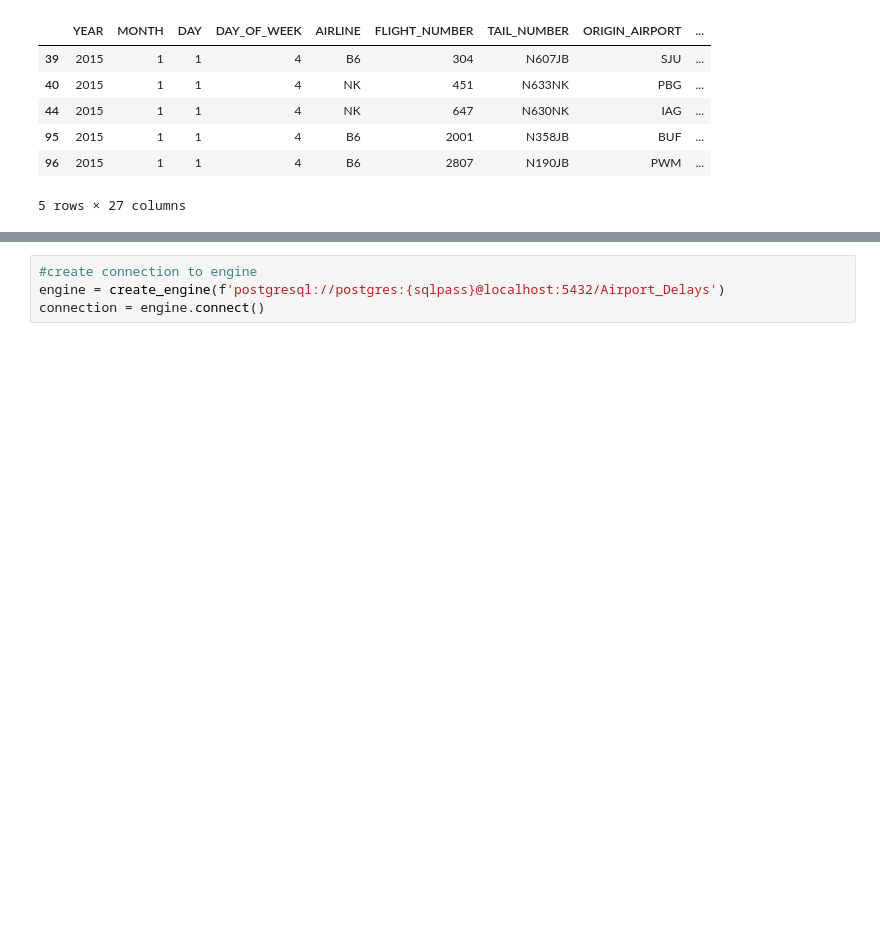
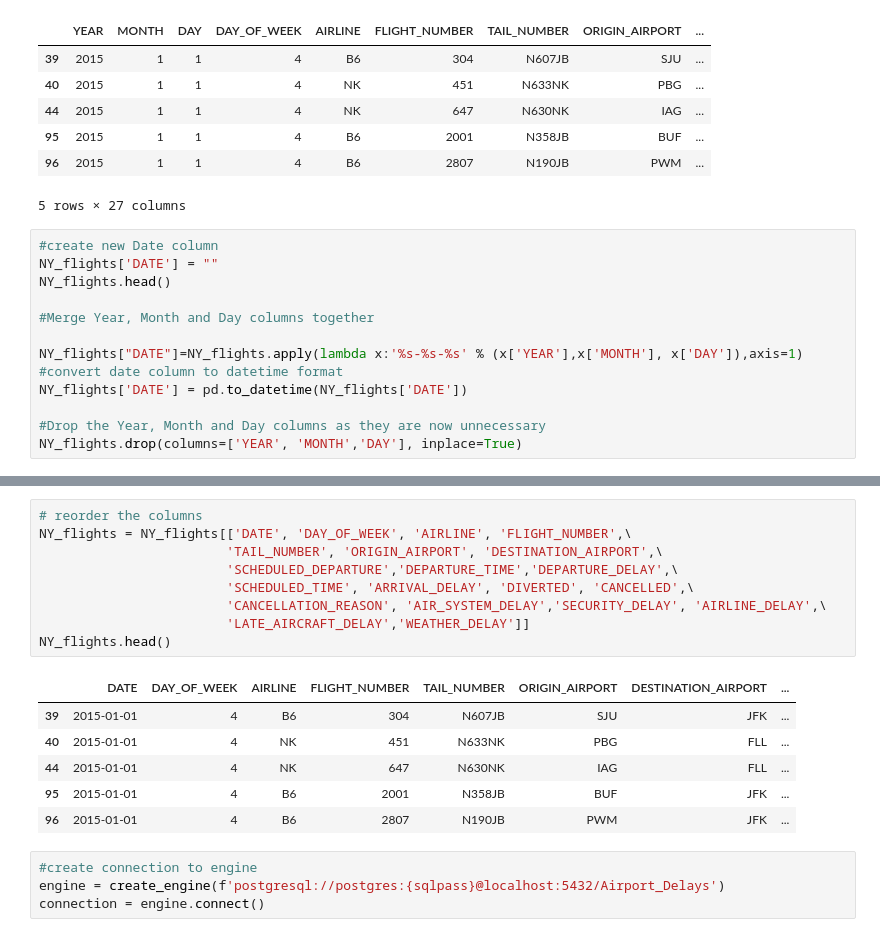
Before and after one commit to KStG1992/ETL_Project, a Jupyter notebook: airport.ipynb, the cells around one changed output, grey strips where cells are left out. Drawn from its saved outputs; the diff is of its cells as text; blank space fills up the shorter version.

Commit message:
combined Year, Month and Date columns to single column and set to datetime format.  Updated Schema.sql file to match

```diff
--- a/airport.ipynb
+++ b/airport.ipynb
@@ -77,3 +78,16 @@ NY_flights.head()
 | 95 | 2015 | 1 | 1 | 4 | B6 | 2001 | N358JB | BUF | ... |
 | 96 | 2015 | 1 | 1 | 4 | B6 | 2807 | N190JB | PWM | ... |
 5 rows × 27 columns
+# %%
+#create new Date column
+NY_flights['DATE'] = ""
+NY_flights.head()
+
+#Merge Year, Month and Day columns together
+
+NY_flights["DATE"]=NY_flights.apply(lambda x:'%s-%s-%s' % (x['YEAR'],x['MONTH'], x['DAY']),axis=1)
+#convert date column to datetime format
+NY_flights['DATE'] = pd.to_datetime(NY_flights['DATE'])
+
+#Drop the Year, Month and Day columns as they are now unnecessary
+NY_flights.drop(columns=['YEAR', 'MONTH','DAY'], inplace=True)
@@ -80,3 +114,19 @@ NY_flights.head()
+# %%
+# reorder the columns
+NY_flights = NY_flights[['DATE', 'DAY_OF_WEEK', 'AIRLINE', 'FLIGHT_NUMBER',\
+                        'TAIL_NUMBER', 'ORIGIN_AIRPORT', 'DESTINATION_AIRPORT',\
+                        'SCHEDULED_DEPARTURE','DEPARTURE_TIME','DEPARTURE_DELAY',\
+                        'SCHEDULED_TIME', 'ARRIVAL_DELAY', 'DIVERTED', 'CANCELLED',\
+                        'CANCELLATION_REASON', 'AIR_SYSTEM_DELAY','SECURITY_DELAY', 'AIRLINE_DELAY',\
+                        'LATE_AIRCRAFT_DELAY','WEATHER_DELAY']]
+NY_flights.head()
+# %% [output]
+|  | DATE | DAY_OF_WEEK | AIRLINE | FLIGHT_NUMBER | TAIL_NUMBER | ORIGIN_AIRPORT | DESTINATION_AIRPORT | ... |
+| 39 | 2015-01-01 | 4 | B6 | 304 | N607JB | SJU | JFK | ... |
+| 40 | 2015-01-01 | 4 | NK | 451 | N633NK | PBG | FLL | ... |
+| 44 | 2015-01-01 | 4 | NK | 647 | N630NK | IAG | FLL | ... |
+| 95 | 2015-01-01 | 4 | B6 | 2001 | N358JB | BUF | JFK | ... |
+| 96 | 2015-01-01 | 4 | B6 | 2807 | N190JB | PWM | JFK | ... |
 # %%
 #create connection to engine
 engine = create_engine(f'postgresql://postgres:{sqlpass}@localhost:5432/Airport_Delays')
```
Also changed, not shown: parts of 2 cells of this notebook, 1 other file.
